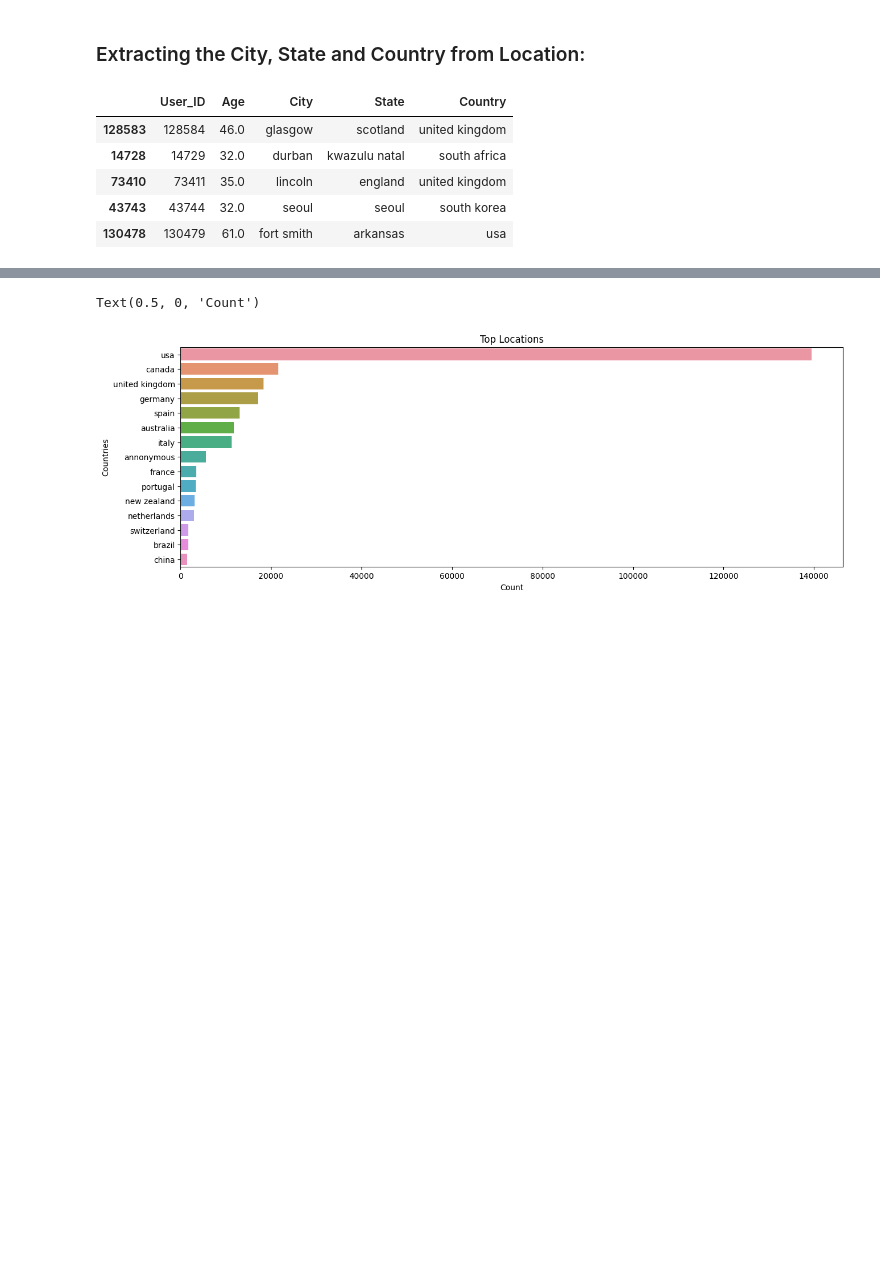
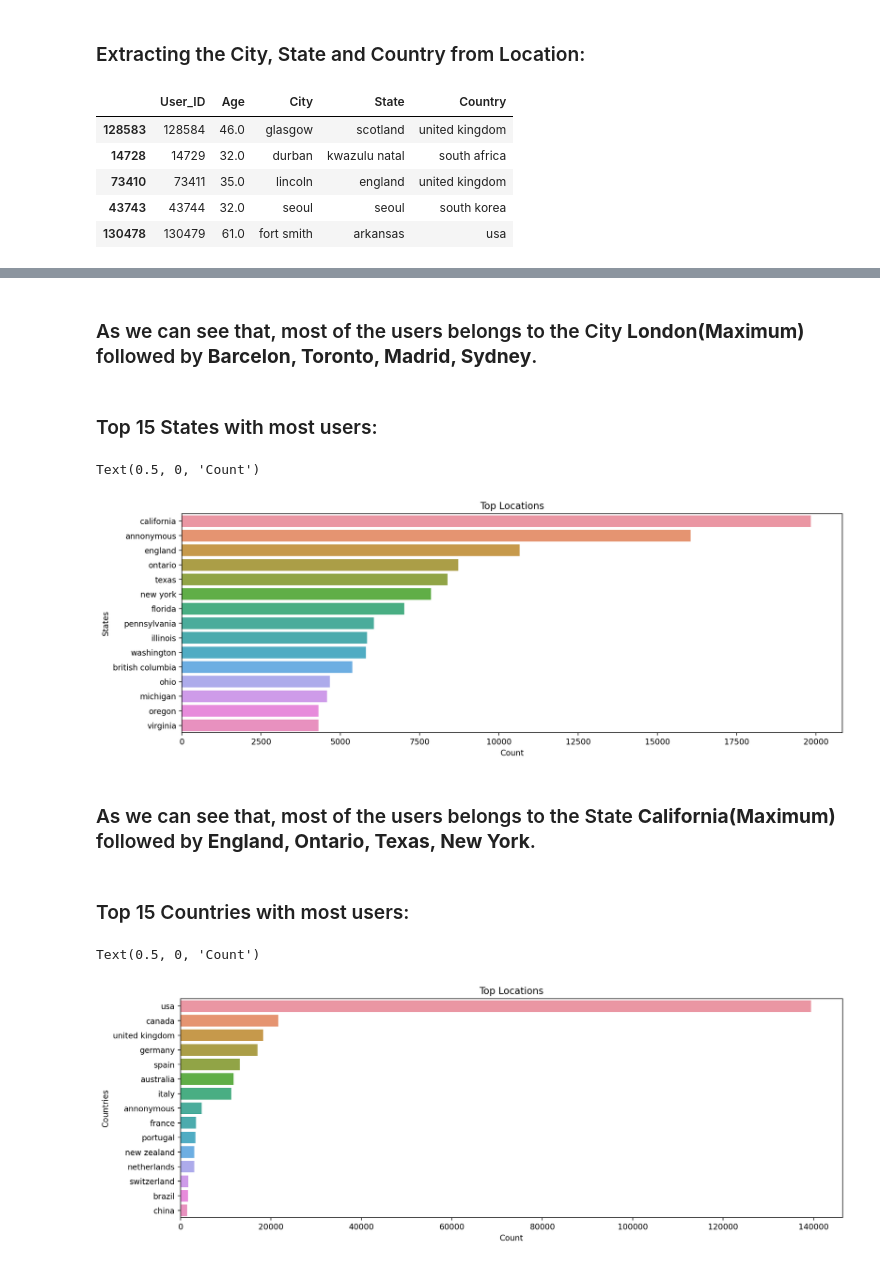
Before and after one commit to diptiranjan1998/Book-Recommendation-system, a Jupyter notebook: Book_Recommendation_System.ipynb, the cells around one changed output, grey strips where cells are left out. Saved outputs shown, nothing was run; the diff lists cells and outputs as text; code cells hidden in the pictures; blank space fills up the shorter version.

```diff
--- a/Book_Recommendation_System.ipynb
+++ b/Book_Recommendation_System.ipynb
@@ -683,3 +695,23 @@ users_df.sample(5, random_state=1)
+# %% [markdown]
+### As we can see that, most of the users belongs to the City **London(Maximum)** followed by **Barcelon, Toronto, Madrid, Sydney**.
+# %% [markdown]
+### Top 15 States with most users:
+# %%
+# Getting the top-15 countries with most user.
+plt.figure(figsize= (15,5))
+
+sns.barplot(y= users_df['State'].value_counts().iloc[:15].reset_index()['index'],
+            x= users_df['State'].value_counts().iloc[:15].reset_index().State)
+plt.title('Top Locations')
+plt.ylabel('States')
+plt.xlabel('Count')
+# %% [output]
+Text(0.5, 0, 'Count')
+[figure, added]
+# %% [markdown]
+### As we can see that, most of the users belongs to the State **California(Maximum)** followed by **England, Ontario, Texas, New York**.
+# %% [markdown]
+### Top 15 Countries with most users:
 # %%
 # Getting the top-15 countries with most user.
 plt.figure(figsize= (15,5))
```
Also changed, not shown: parts of 3 cells of this notebook.
